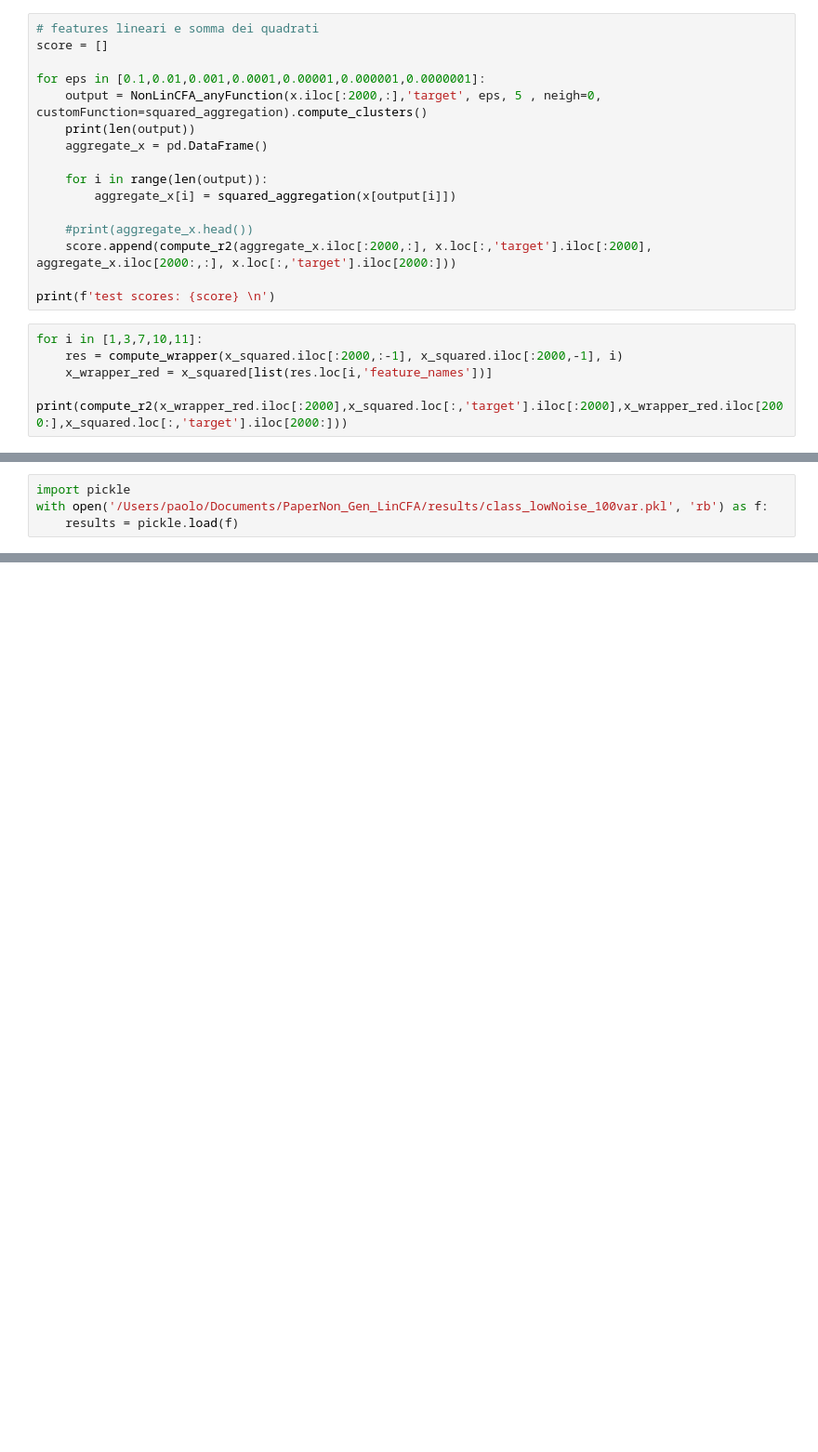
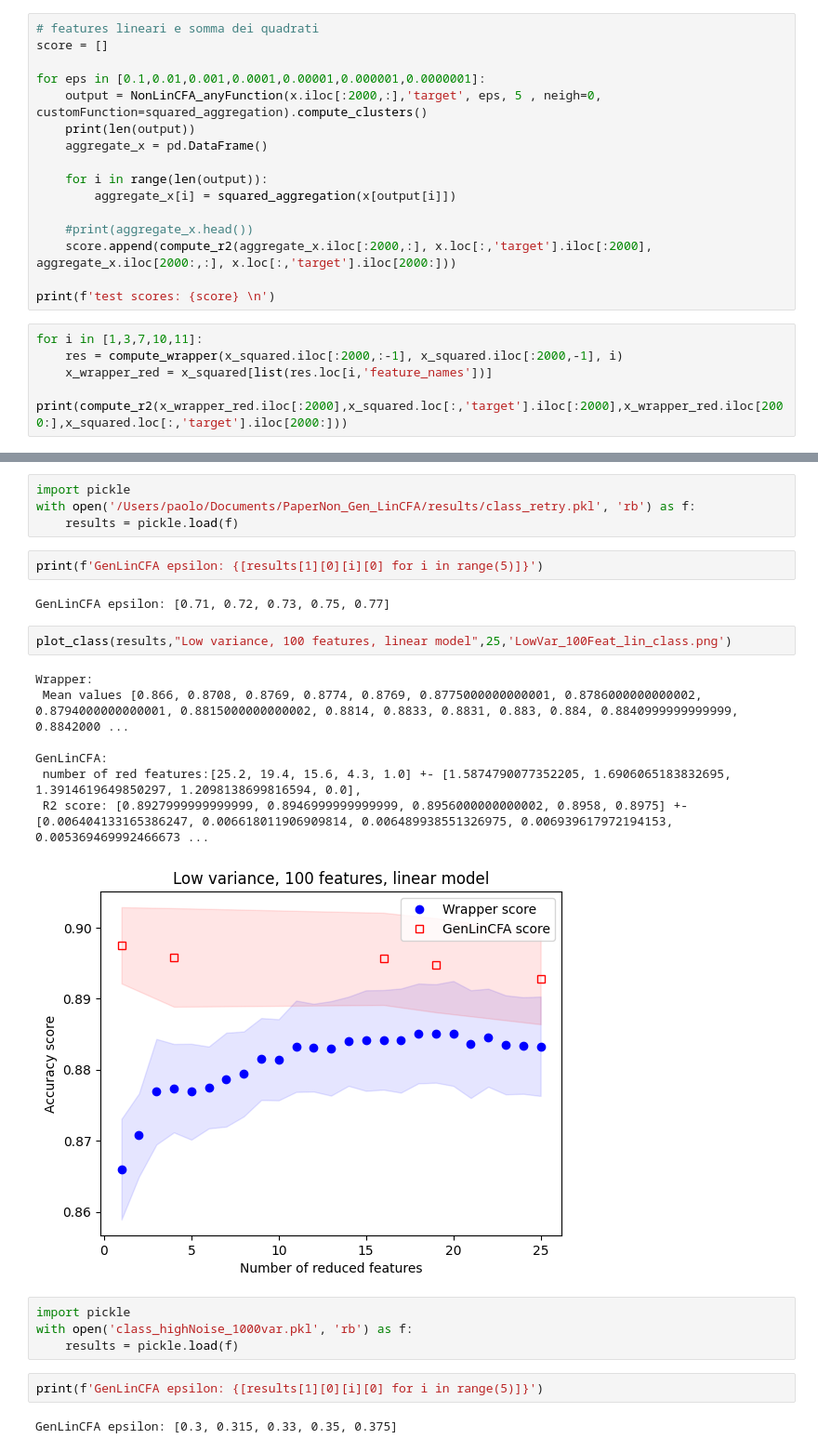
Before and after one commit to PaoloBonettiPolimi/PaperNon_Gen_LinCFA, a Jupyter notebook: Non_Gen_LinCFA_experiments.ipynb, the cells around one changed output, grey strips where cells are left out. Shown: that part at 93% size. Drawn from its saved outputs; the diff is of its cells as text; blank space fills up the shorter version.

Commit message:
adding low results

```diff
--- a/Non_Gen_LinCFA_experiments.ipynb
+++ b/Non_Gen_LinCFA_experiments.ipynb
@@ -1138,4 +1097,0 @@ def plot_class(result,title,wrapper_stop):
-# %%
-import pickle
-with open('/Users/paolo/Documents/PaperNon_Gen_LinCFA/results/class_lowNoise_100var.pkl', 'rb') as f:
-    results = pickle.load(f)
@@ -1259,0 +1146,26 @@ plot_class_squaredAggr(results,"Low variance, 100 features, squared model:\nline
+# %%
+import pickle
+with open('/Users/paolo/Documents/PaperNon_Gen_LinCFA/results/class_retry.pkl', 'rb') as f:
+    results = pickle.load(f)
+# %%
+print(f'GenLinCFA epsilon: {[results[1][0][i][0] for i in range(5)]}')
+# %% [output]
+GenLinCFA epsilon: [0.71, 0.72, 0.73, 0.75, 0.77]
+# %%
+plot_class(results,"Low variance, 100 features, linear model",25,'LowVar_100Feat_lin_class.png')
+# %% [output]
+Wrapper:
+ Mean values [0.866, 0.8708, 0.8769, 0.8774, 0.8769, 0.8775000000000001, 0.8786000000000002, 0.8794000000000001, 0.8815000000000002, 0.8814, 0.8833, 0.8831, 0.883, 0.884, 0.8840999999999999, 0.8842000 ...
+
+GenLinCFA:
+ number of red features:[25.2, 19.4, 15.6, 4.3, 1.0] +- [1.5874790077352205, 1.6906065183832695, 1.3914619649850297, 1.2098138699816594, 0.0],
+ R2 score: [0.8927999999999999, 0.8946999999999999, 0.8956000000000002, 0.8958, 0.8975] +- [0.006404133165386247, 0.006618011906909814, 0.006489938551326975, 0.006939617972194153, 0.005369469992466673 ...
+[figure, added]
+# %%
+import pickle
+with open('class_highNoise_1000var.pkl', 'rb') as f:
+    results = pickle.load(f)
+# %%
+print(f'GenLinCFA epsilon: {[results[1][0][i][0] for i in range(5)]}')
+# %% [output]
+GenLinCFA epsilon: [0.3, 0.315, 0.33, 0.35, 0.375]
```
Also changed, not shown: parts of 66 cells of this notebook, 7 other files.
